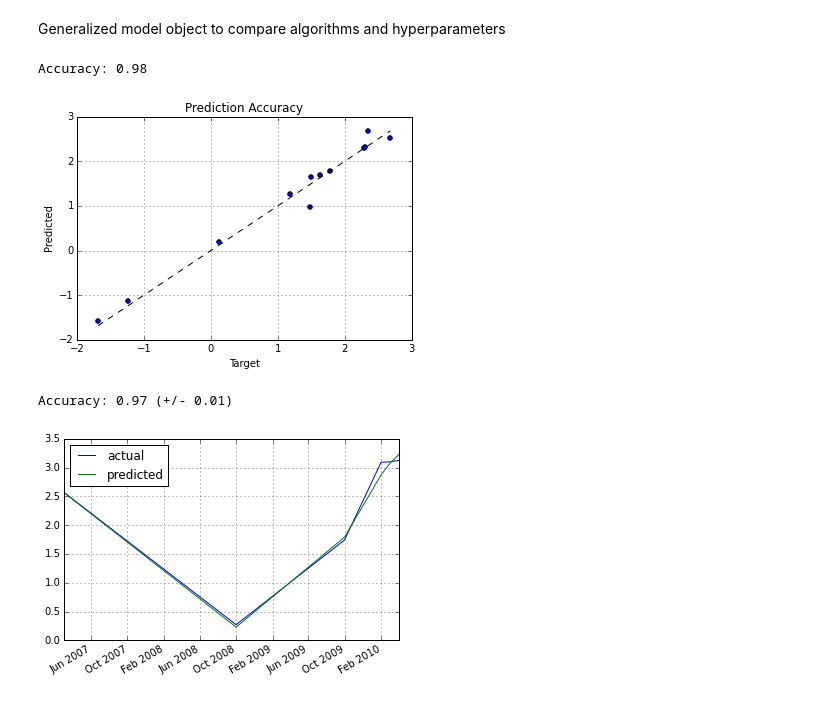
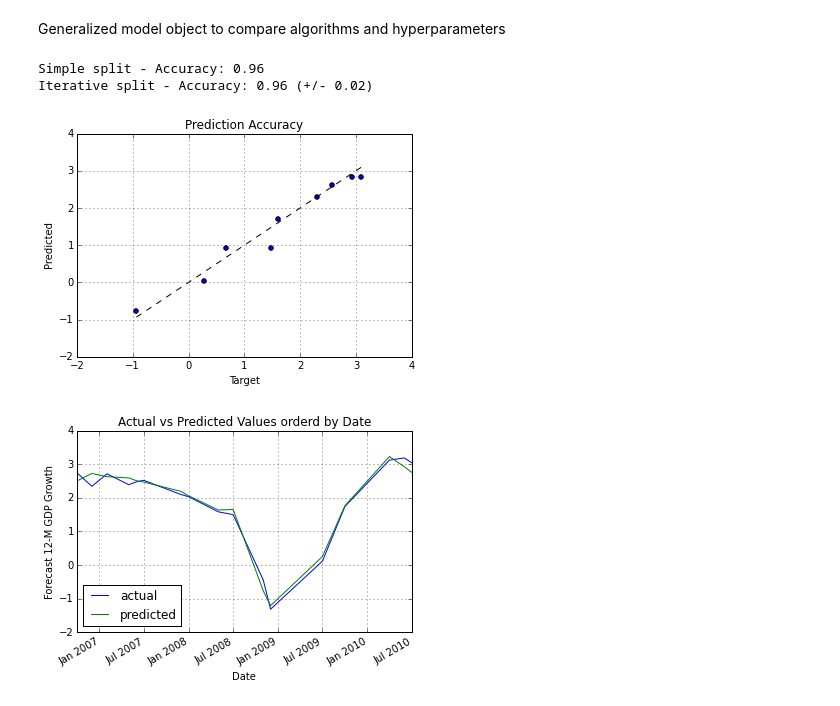
Before and after one commit to rhouck/gdp, a Jupyter notebook: Predict GDP Forecasts.ipynb, the cells around one changed output. Cells and saved outputs as stored; diff of their text form; code cells hidden in the pictures.

```diff
--- a/Predict GDP Forecasts.ipynb
+++ b/Predict GDP Forecasts.ipynb
@@ -113,7 +118,7 @@ master = short_master
 # select subset of rows for testing and model verification
 import random
 import math
-sample_count = int(math.floor(len(master)*0.15))
+sample_count = int(math.floor(len(master)*0.40))
 test_rows_ind = random.sample(master.index, sample_count)
 test_set = master.ix[test_rows_ind]
 train_set = master.drop(test_rows_ind)
@@ -130,7 +135,6 @@ Generalized model object to compare algorithms and hyperparameters
 from sklearn import cross_validation
 from sklearn.cross_validation import KFold
 from sklearn import svm
-from sklearn import linear_model
 from sklearn import preprocessing
 
 class Model(object):
@@ -201,22 +205,27 @@ def actual_vs_predicted_over_time(model, test_set, y_col, X_cols):
     comparison = pd.DataFrame({'actual': actual,
                                'predicted': predicted,
                                })
-    comparison.plot()
+    chart = comparison.plot(title='Actual vs Predicted Values orderd by Date')
+    chart.set_xlabel("Date")
+    chart.set_ylabel("Forecast 12-M GDP Growth")
-# %%
-linear_regresssion = Model(Xs, ys, linear_model.LinearRegression())
-simple_split_test = linear_regresssion.simple_split_test()
-print simple_split_test['score']
-linear_regresssion.pred_vs_act_scatter(simple_split_test['predicted'], simple_split_test['y_test'])
-# %% [output]
-Accuracy: 0.98
-[figure, removed]
-# %%
-iter_cross_val = linear_regresssion.iter_cross_val()
-print iter_cross_val['score']
-# %% [output]
-Accuracy: 0.97 (+/- 0.01)
-# %%
-# test fitted model on new data
-actual_vs_predicted_over_time(linear_regresssion, test_set, y_col, X_cols)
-# %% [output]
-[figure, removed]
+# %%
+# instantiate linear regression model
+from sklearn.linear_model import LinearRegression
+model = Model(Xs, ys, LinearRegression())
+
+# one-time model fit and test
+simple_split_test = model.simple_split_test()
+print "Simple split - " + simple_split_test['score']
+model.pred_vs_act_scatter(simple_split_test['predicted'], simple_split_test['y_test'])
+
+# cross validation testing
+iter_cross_val = model.iter_cross_val()
+print "Iterative split - " + iter_cross_val['score']
+
+# test fitted model on new data
+actual_vs_predicted_over_time(model, test_set, y_col, X_cols)
+# %% [output]
+Simple split - Accuracy: 0.96
+Iterative split - Accuracy: 0.96 (+/- 0.02)
+[figure, added]
+[figure, added]
```
Also changed, not shown: parts of 9 cells of this notebook.
